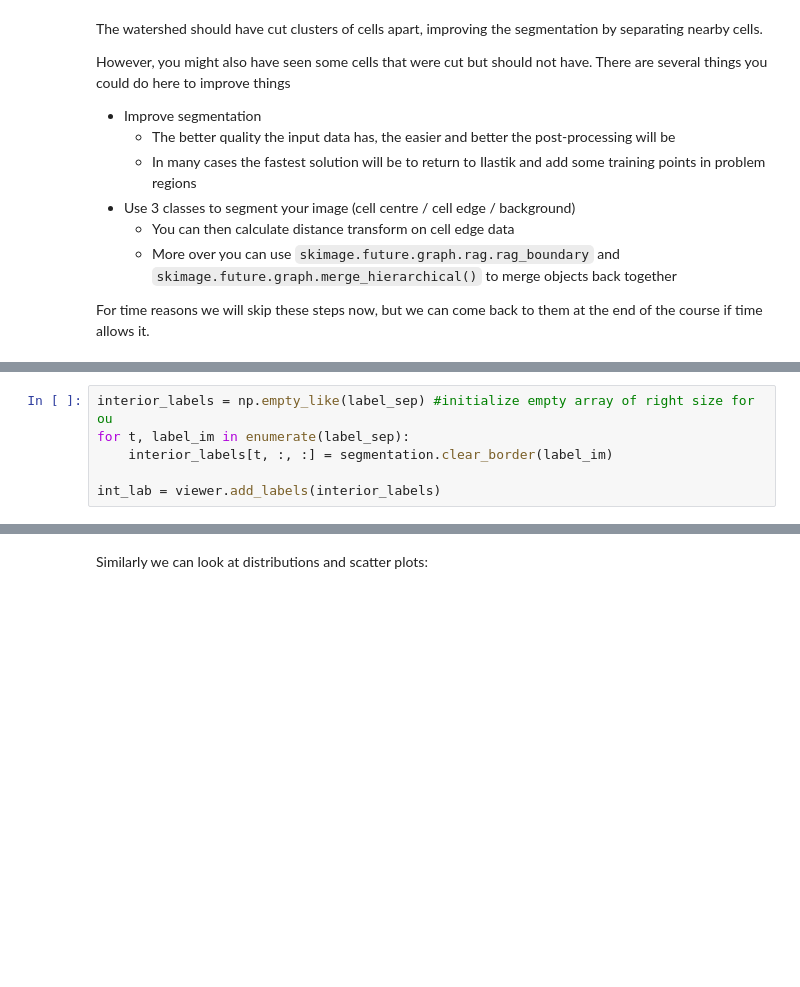
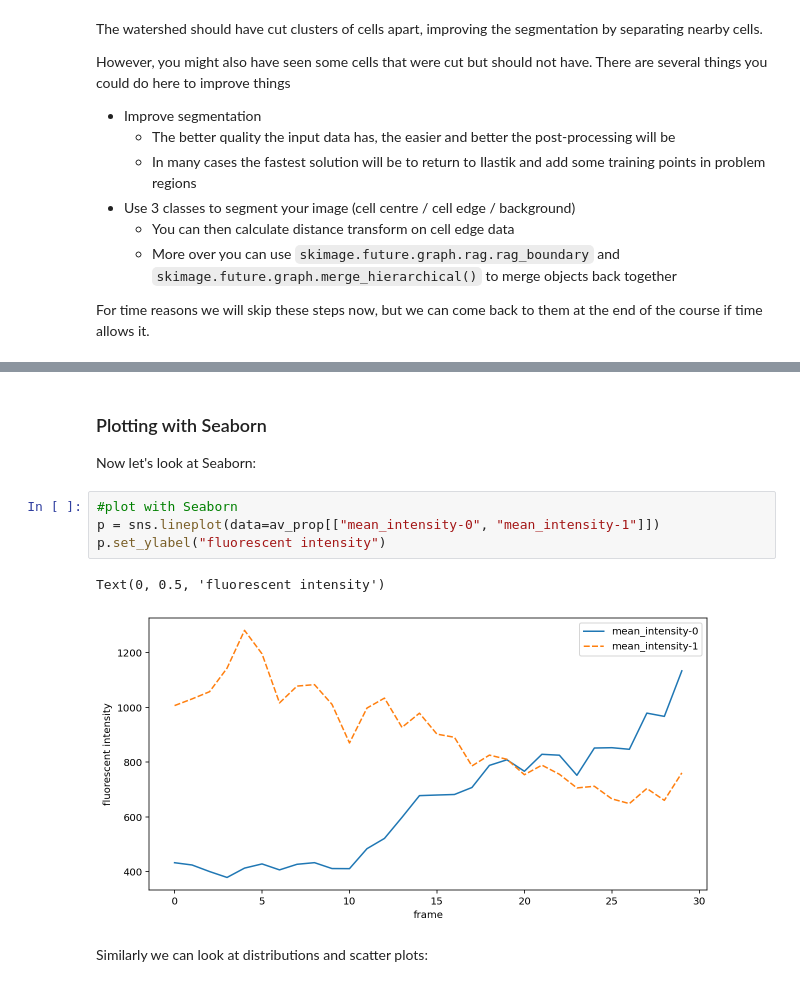
Before and after one commit to sib-swiss/spring_school_bioinformatics_microbiology, a Jupyter notebook: projects/project2/Project2A/postprocess_segmention.ipynb, the cells around one changed output, grey strips where cells are left out. Drawn from its saved outputs; the diff is of its cells as text; blank space fills up the shorter version.

```diff
--- a/projects/project2/Project2A/postprocess_segmention.ipynb
+++ b/projects/project2/Project2A/postprocess_segmention.ipynb
@@ -315,6 +315,0 @@ Before measuring objects, it helps to clear objects from the image border. Measu
-# %%
-interior_labels = np.empty_like(label_sep) #initialize empty array of right size for ou
-for t, label_im in enumerate(label_sep):
-    interior_labels[t, :, :] = segmentation.clear_border(label_im)
-
-int_lab = viewer.add_labels(interior_labels)
@@ -472,3 +626,14 @@ sns.lineplot(data=av_fluor);
+# %% [markdown]
+### Plotting with Seaborn
+
+Now let's look at Seaborn:
+# %%
+#plot with Seaborn
+p = sns.lineplot(data=av_prop[["mean_intensity-0", "mean_intensity-1"]])
+p.set_ylabel("fluorescent intensity")
+# %% [output]
+Text(0, 0.5, 'fluorescent intensity')
+[figure, added]
 # %% [markdown]
 Similarly we can look at distributions and scatter plots:
 # %%
```
Also changed, not shown: parts of 93 cells of this notebook, 2 other files.
